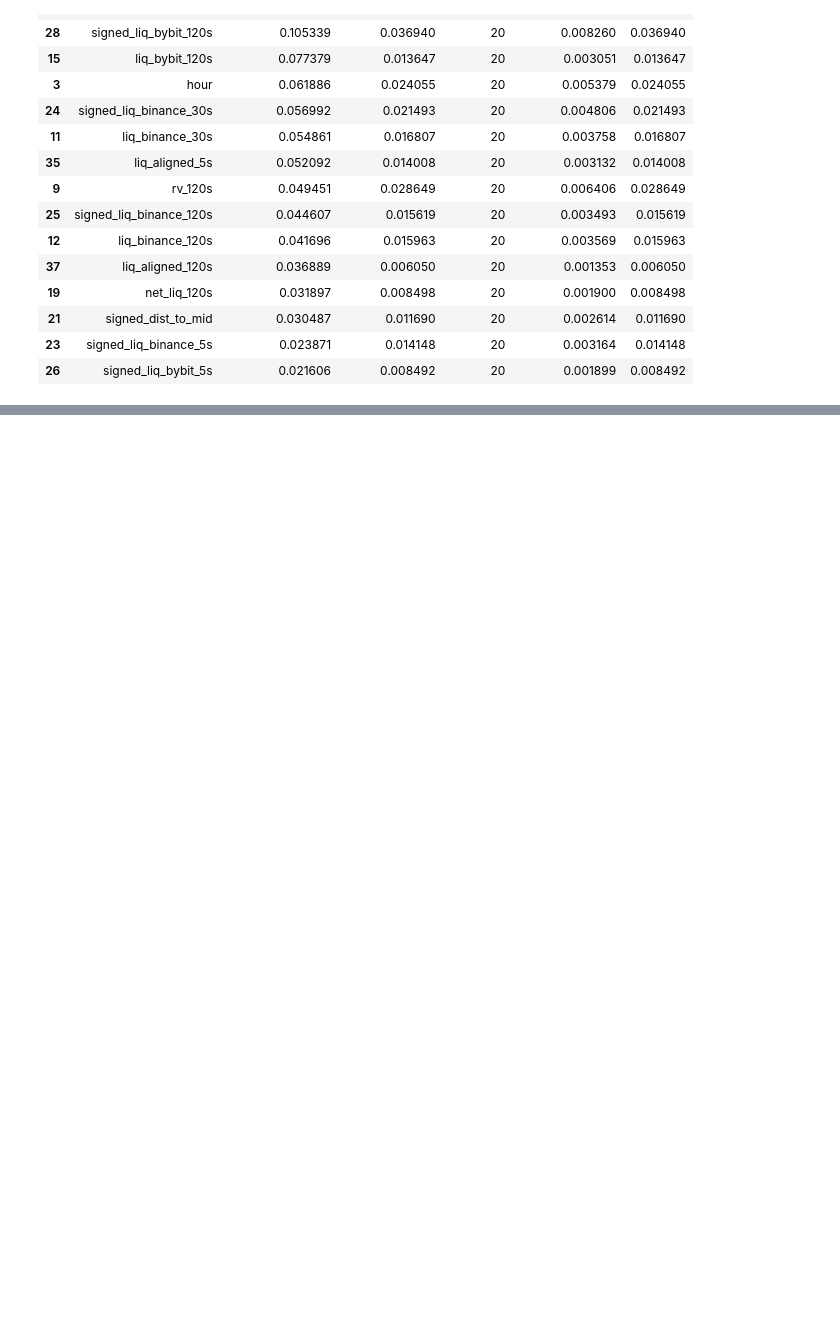
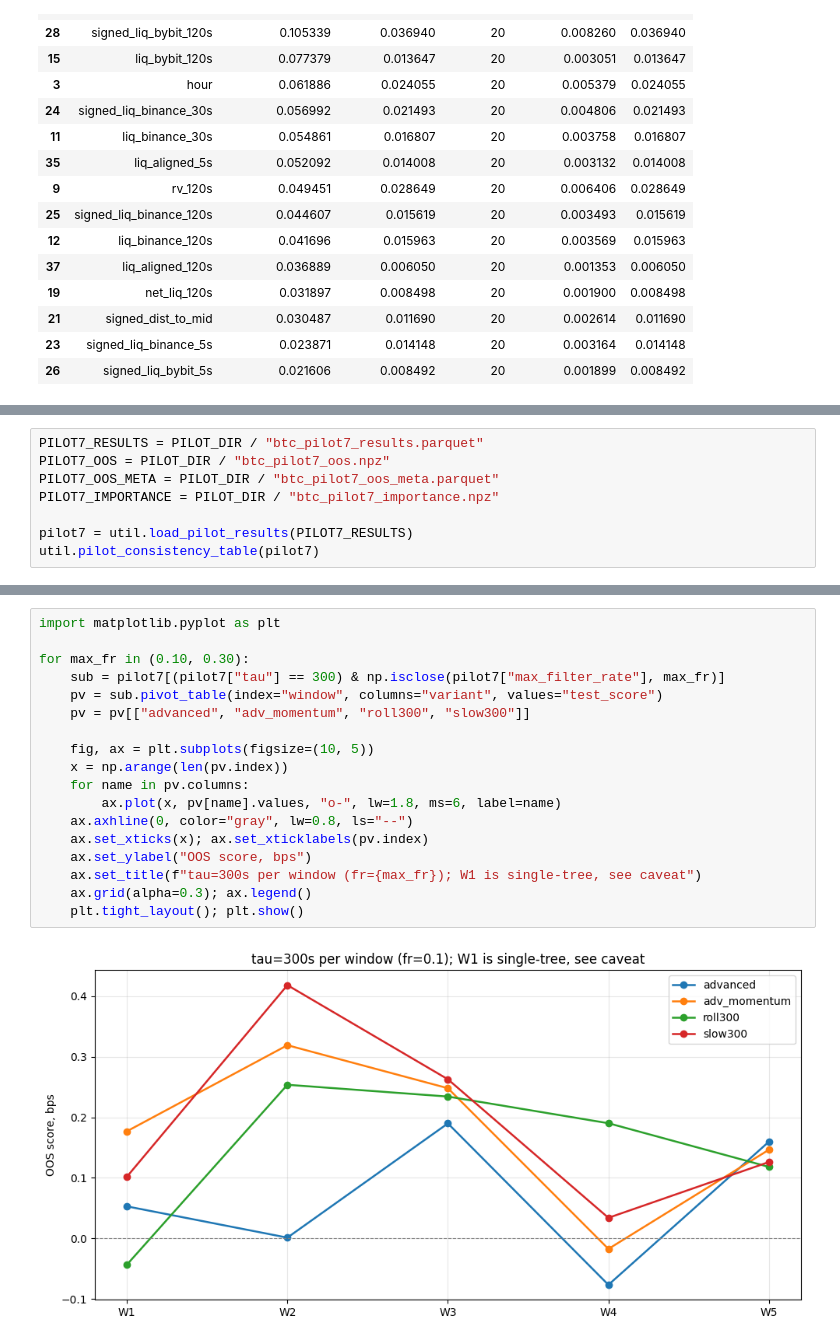
Before and after one commit to quickmathsometree/hft-liquidations-2026, a Jupyter notebook: p34_prod/backtest.ipynb, the cells around one changed output, grey strips where cells are left out. Drawn from its saved outputs; the diff is of its cells as text; blank space fills up the shorter version.

```diff
--- a/p34_prod/backtest.ipynb
+++ b/p34_prod/backtest.ipynb
@@ -233,0 +416,8 @@ fi.head(15)
+# %%
+PILOT7_RESULTS = PILOT_DIR / "btc_pilot7_results.parquet"
+PILOT7_OOS = PILOT_DIR / "btc_pilot7_oos.npz"
+PILOT7_OOS_META = PILOT_DIR / "btc_pilot7_oos_meta.parquet"
+PILOT7_IMPORTANCE = PILOT_DIR / "btc_pilot7_importance.npz"
+
+pilot7 = util.load_pilot_results(PILOT7_RESULTS)
+util.pilot_consistency_table(pilot7)
@@ -233,0 +468,20 @@ fi.head(15)
+# %%
+import matplotlib.pyplot as plt
+
+for max_fr in (0.10, 0.30):
+    sub = pilot7[(pilot7["tau"] == 300) & np.isclose(pilot7["max_filter_rate"], max_fr)]
+    pv = sub.pivot_table(index="window", columns="variant", values="test_score")
+    pv = pv[["advanced", "adv_momentum", "roll300", "slow300"]]
+
+    fig, ax = plt.subplots(figsize=(10, 5))
+    x = np.arange(len(pv.index))
+    for name in pv.columns:
+        ax.plot(x, pv[name].values, "o-", lw=1.8, ms=6, label=name)
+    ax.axhline(0, color="gray", lw=0.8, ls="--")
+    ax.set_xticks(x); ax.set_xticklabels(pv.index)
+    ax.set_ylabel("OOS score, bps")
+    ax.set_title(f"tau=300s per window (fr={max_fr}); W1 is single-tree, see caveat")
+    ax.grid(alpha=0.3); ax.legend()
+    plt.tight_layout(); plt.show()
+# %% [output]
+[figure, added]
```
Also changed, not shown: parts of 20 cells of this notebook, 7 other files.
